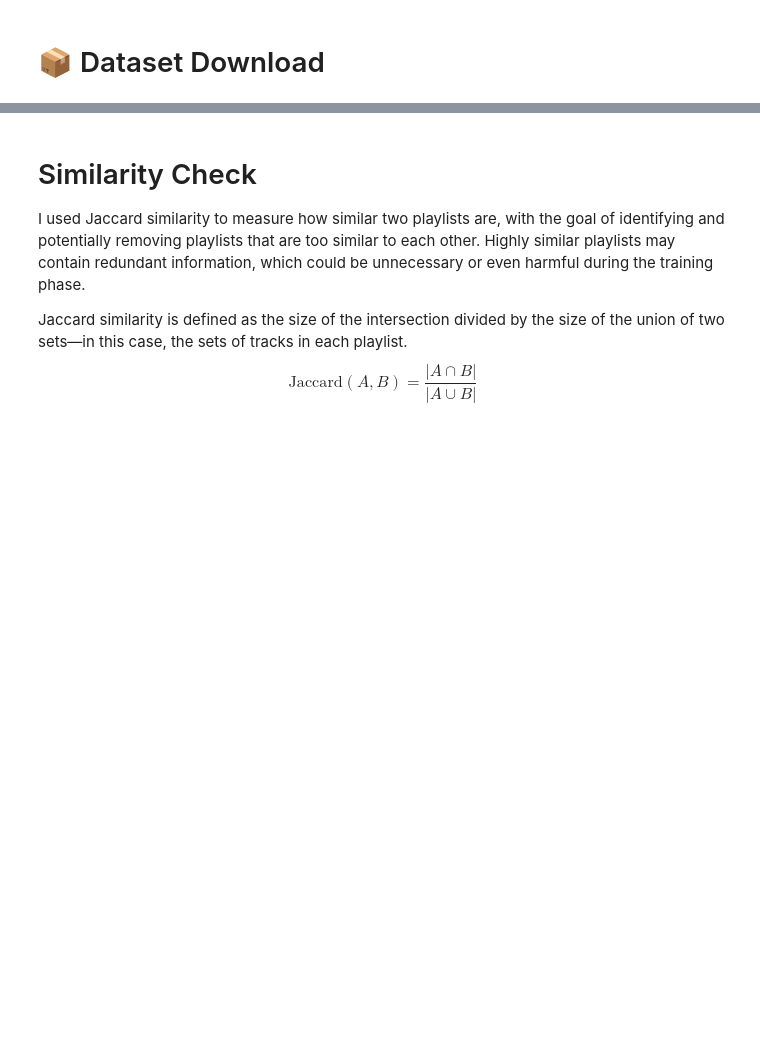
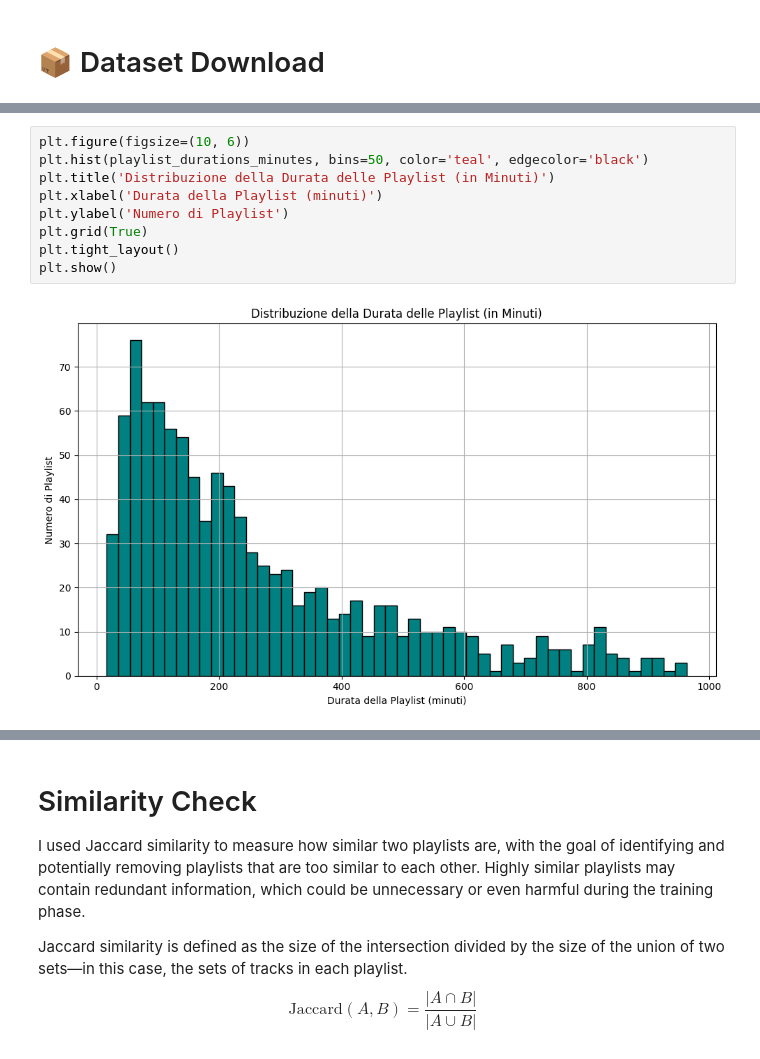
Before and after one commit to Catairu/AIML_project, a Jupyter notebook: Progetto.ipynb, the cells around one changed output, grey strips where cells are left out. Saved outputs shown, nothing was run; the diff lists cells and outputs as text; blank space fills up the shorter version.

```diff
--- a/Progetto.ipynb
+++ b/Progetto.ipynb
@@ -94,0 +162,11 @@ pd.concat([top_tracks, top_artists], axis=1)
+# %%
+plt.figure(figsize=(10, 6))
+plt.hist(playlist_durations_minutes, bins=50, color='teal', edgecolor='black')
+plt.title('Distribuzione della Durata delle Playlist (in Minuti)')
+plt.xlabel('Durata della Playlist (minuti)')
+plt.ylabel('Numero di Playlist')
+plt.grid(True)
+plt.tight_layout()
+plt.show()
+# %% [output]
+[figure, added]
```
Also changed, not shown: parts of 73 cells of this notebook.
